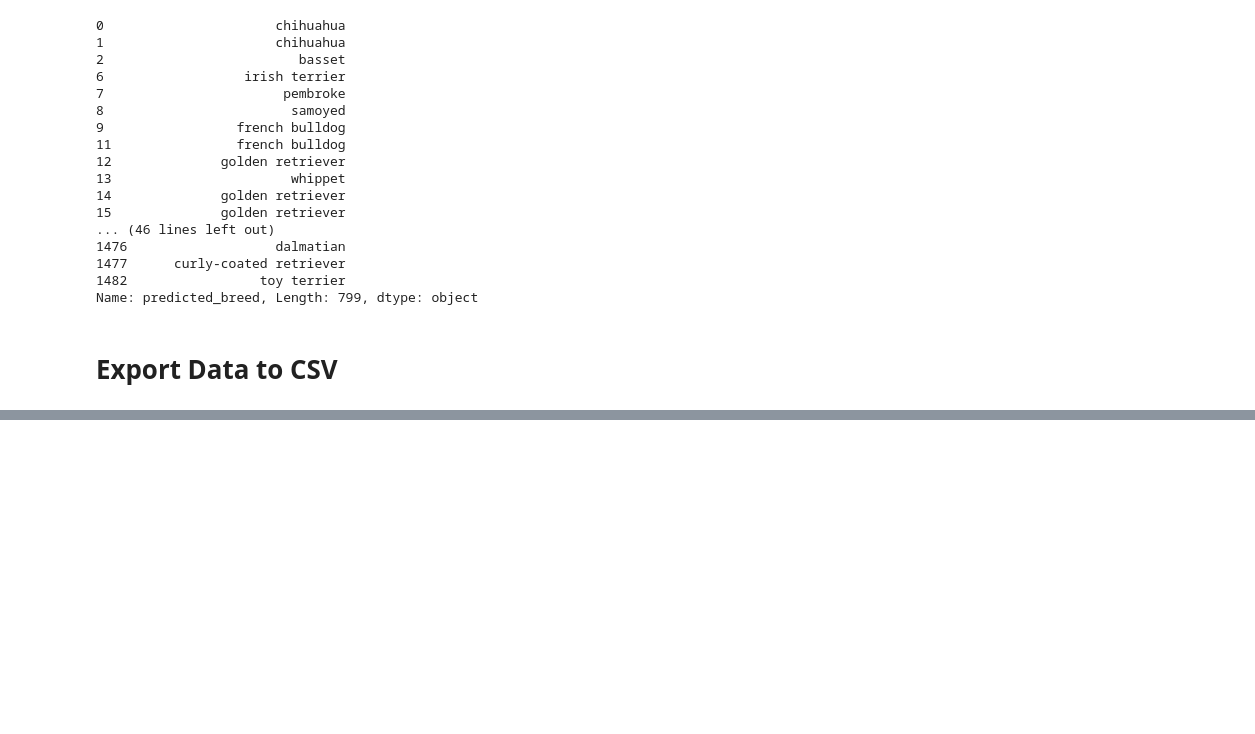
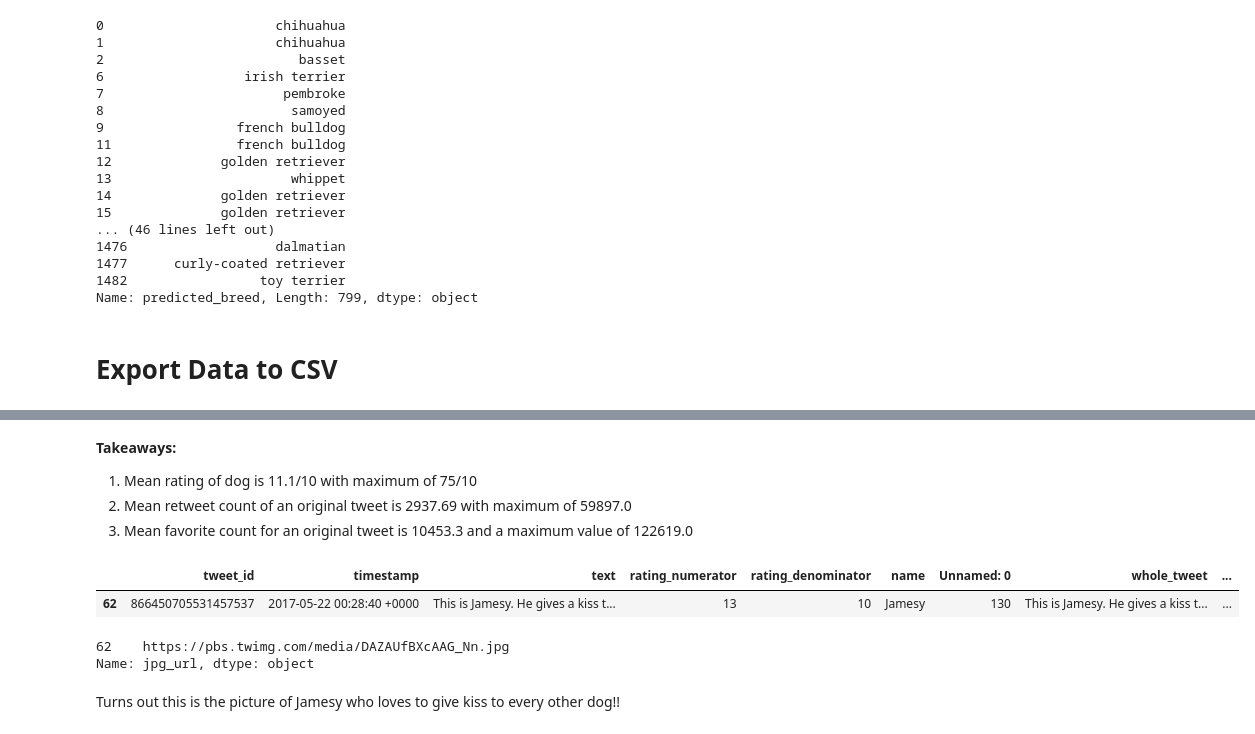
Before and after one commit to nagashrin/data_wrangling, a Jupyter notebook: wrangle_act_1.ipynb, the cells around one changed output, grey strips where cells are left out. Saved outputs shown, nothing was run; the diff lists cells and outputs as text; code cells hidden in the pictures; blank space fills up the shorter version.

```diff
--- a/wrangle_act_1.ipynb
+++ b/wrangle_act_1.ipynb
@@ -784,0 +811,24 @@ df_Clean.to_csv('data/wrangled_rate_dogs.csv')
+# %% [markdown]
+<b>Takeaways:</b>
+<ol>
+    <li>Mean rating of dog is 11.1/10 with maximum of 75/10</li>
+    <li>Mean retweet count of an original tweet is 2937.69 with maximum of 59897.0</li>
+    <li>Mean favorite count for an original tweet is 10453.3 and a maximum value of 122619.0</li>
+</ol>
+# %%
+"""
+1. Is the most popular tweet, which has a maximum favorite count of 122619,
+the same tweet with the highest retweet count of 59897
+"""
+df_master[df_master['favorite_count']==122619]
+# %% [output]
+|  | tweet_id | timestamp | text | rating_numerator | rating_denominator | name | Unnamed: 0 | whole_tweet | ... |
+| 62 | 866450705531457537 | 2017-05-22 00:28:40 +0000 | This is Jamesy. He gives a kiss t... | 13 | 10 | Jamesy | 130 | This is Jamesy. He gives a kiss t... | ... |
+# %%
+#Let's pull his picture of the dog with maximum favorite count in the dataset
+df_master[df_master['favorite_count']==122619].jpg_url
+# %% [output]
+62    https://pbs.twimg.com/media/DAZAUfBXcAAG_Nn.jpg
+Name: jpg_url, dtype: object
+# %% [markdown]
+Turns out this is the picture of Jamesy who loves to give kiss to every other dog!!
```
Also changed, not shown: parts of 41 cells of this notebook.
